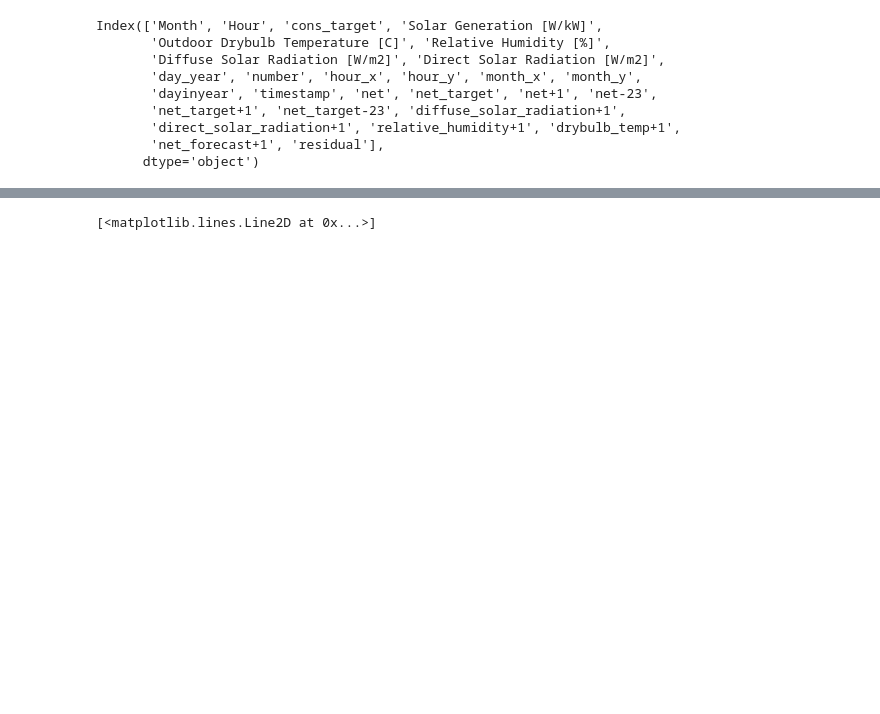
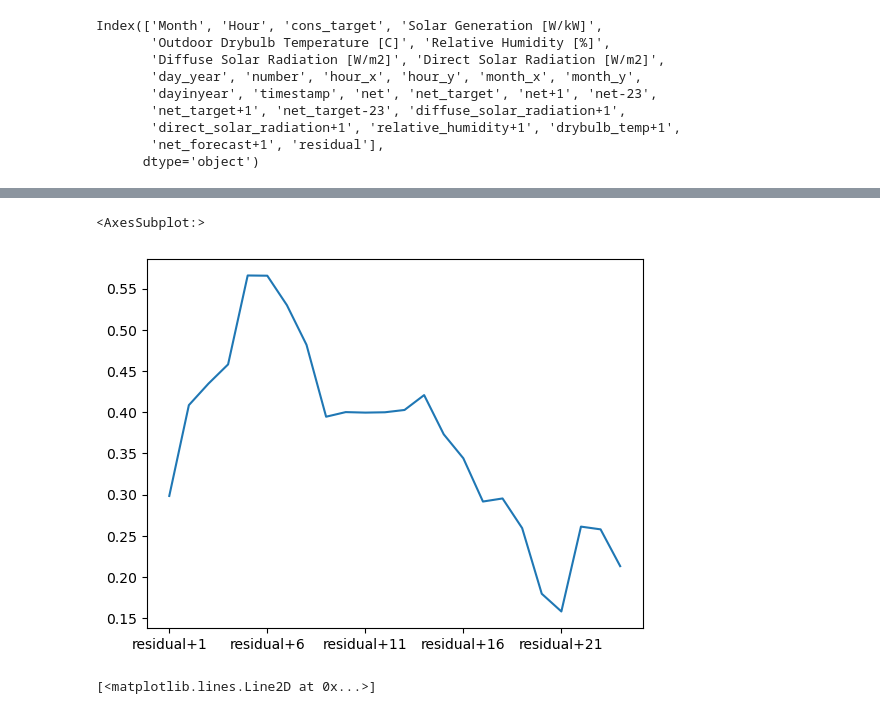
Before and after one commit to ujohn33/Predict-Optimize-Revise, a Jupyter notebook: notebooks/check_variance.ipynb, the cells around one changed output, grey strips where cells are left out. Saved outputs shown, nothing was run; the diff lists cells and outputs as text; code cells hidden in the pictures; blank space fills up the shorter version.

```diff
--- a/notebooks/check_variance.ipynb
+++ b/notebooks/check_variance.ipynb
@@ -121,0 +150,4 @@ corr
+# %%
+point_row = point_train[64:88]['net_forecast+1']
+point_row.index = simulation_uniform.columns
+point_row
@@ -122,3 +172,8 @@ corr
+# %%
+point_row.plot()
+# %% [output]
+<AxesSubplot:>
+[figure, added]
 # %%
 # estimate by a normal distribution
 mu, std = norm.fit(data_train['residual'])
```
Also changed, not shown: parts of 12 cells of this notebook, 9 other files.
